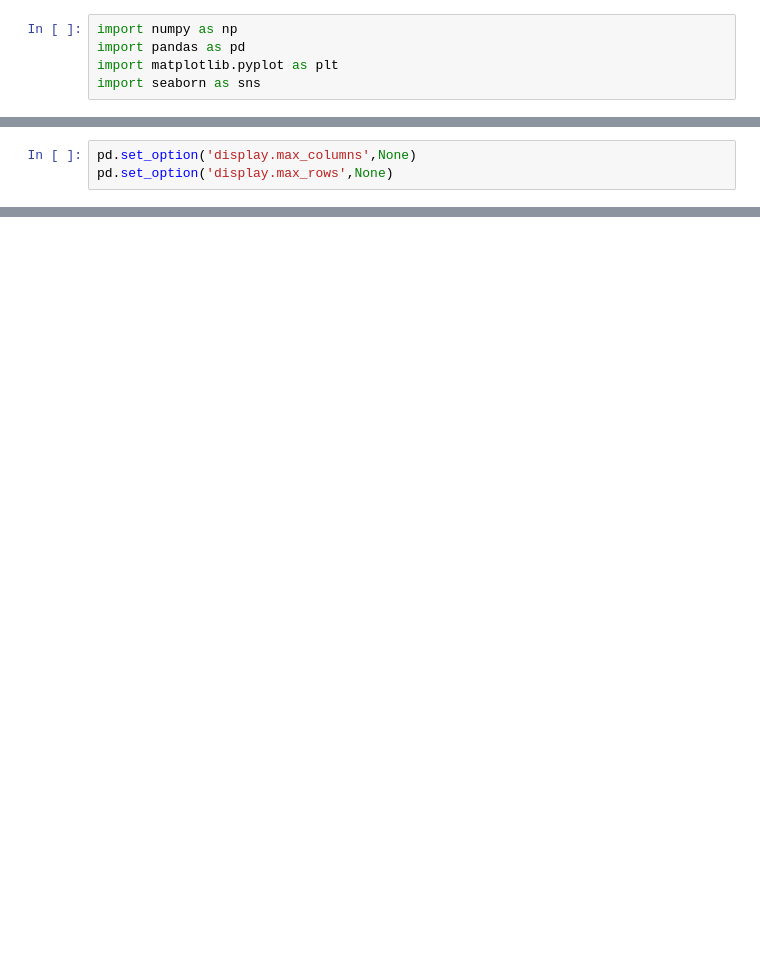
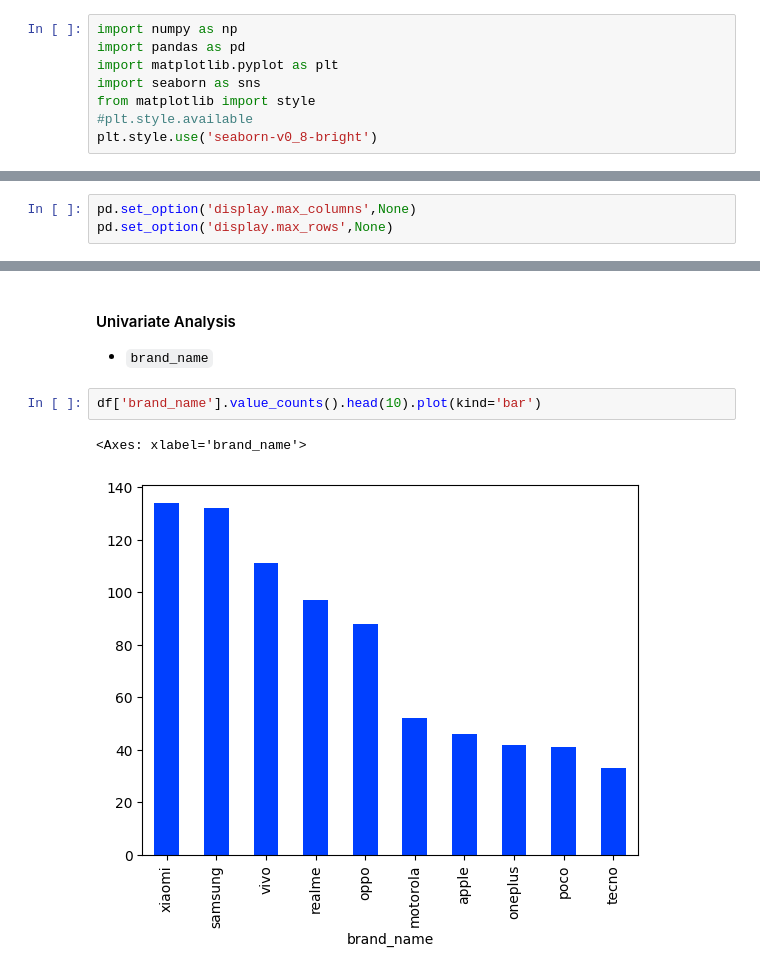
Before and after one commit to akashpagi/DATA-ANALYSIS-FOR-DATA-SCIENCE, a Jupyter notebook: SESSION - EDA CASE STUDY ON SMARTPHONE DATASET.ipynb, the cells around one changed output, grey strips where cells are left out. Cells and saved outputs as stored; diff of their text form; blank space fills up the shorter version.

```diff
--- a/SESSION - EDA CASE STUDY ON SMARTPHONE DATASET.ipynb
+++ b/SESSION - EDA CASE STUDY ON SMARTPHONE DATASET.ipynb
@@ -5,3 +5,6 @@ import numpy as np
 import pandas as pd
 import matplotlib.pyplot as plt
 import seaborn as sns
+from matplotlib import style
+#plt.style.available
+plt.style.use('seaborn-v0_8-bright')
@@ -25,0 +71,8 @@ df.head()
+# %% [markdown]
+#### Univariate Analysis
+- `brand_name`
+# %%
+df['brand_name'].value_counts().head(10).plot(kind='bar')
+# %% [output]
+<Axes: xlabel='brand_name'>
+[figure, added]
```
Also changed, not shown: parts of 88 cells of this notebook.
